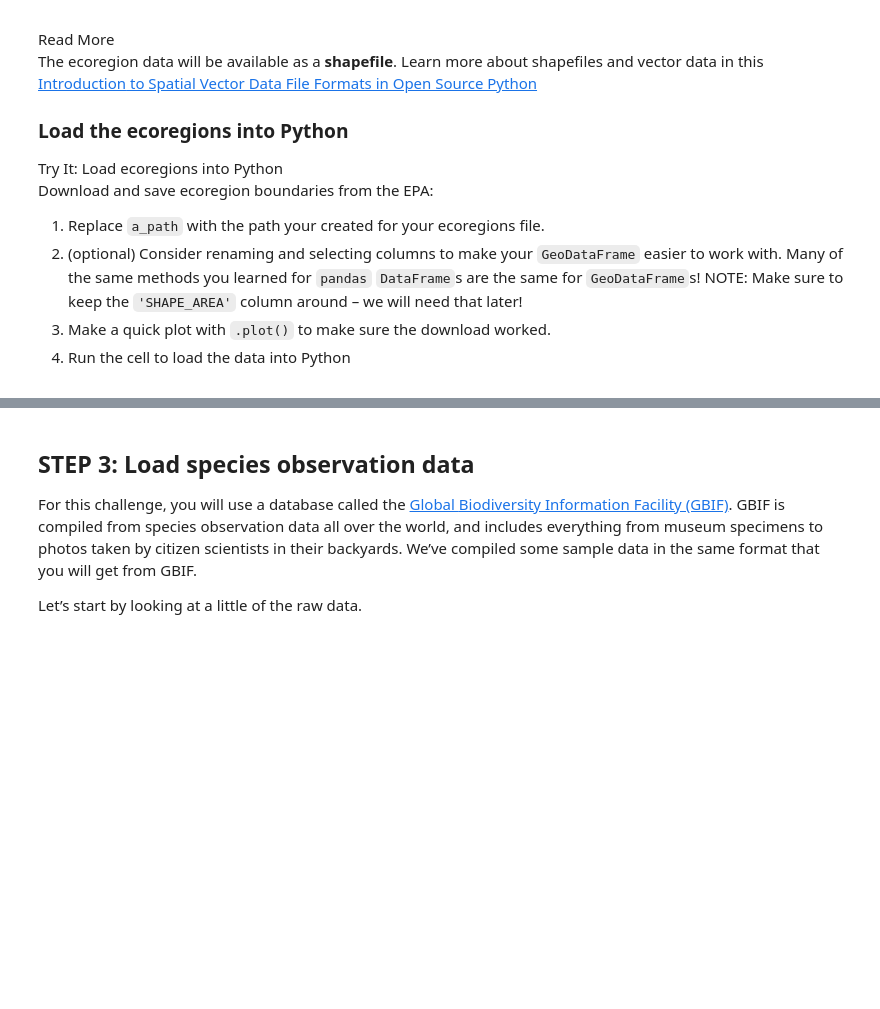
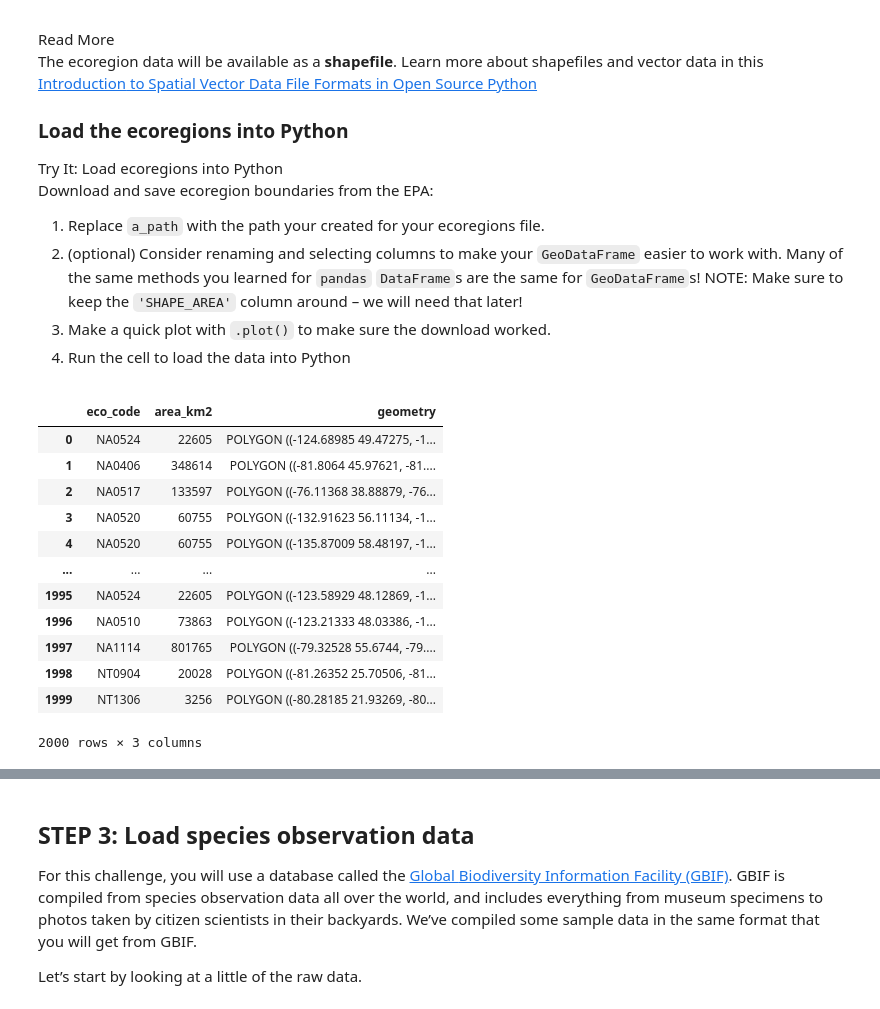
Before and after one commit to cu-esiil-edu/03-migration-nquarder, a Jupyter notebook: notebooks/migration-31-wrangle.ipynb, the cells around one changed output, grey strips where cells are left out. Drawn from its saved outputs; the diff is of its cells as text; code cells hidden in the pictures; blank space fills up the shorter version.

```diff
--- a/notebooks/migration-31-wrangle.ipynb
+++ b/notebooks/migration-31-wrangle.ipynb
@@ -154,3 +151,21 @@ for <code>GeoDataFrame</code>s! NOTE: Make sure to keep the
 download worked.</li>
 <li>Run the cell to load the data into Python</li>
 </ol></div></div>
+# %%
+# Open up the ecoregions boundaries
+ecoregions_gdf = gpd.read_file(project.project_dir / "ecoregions")
+ecoregions_gdf
+# %% [output]
+|  | eco_code | area_km2 | geometry |
+| 0 | NA0524 | 22605 | POLYGON ((-124.68985 49.47275, -1... |
+| 1 | NA0406 | 348614 | POLYGON ((-81.8064 45.97621, -81.... |
+| 2 | NA0517 | 133597 | POLYGON ((-76.11368 38.88879, -76... |
+| 3 | NA0520 | 60755 | POLYGON ((-132.91623 56.11134, -1... |
+| 4 | NA0520 | 60755 | POLYGON ((-135.87009 58.48197, -1... |
+| ... | ... | ... | ... |
+| 1995 | NA0524 | 22605 | POLYGON ((-123.58929 48.12869, -1... |
+| 1996 | NA0510 | 73863 | POLYGON ((-123.21333 48.03386, -1... |
+| 1997 | NA1114 | 801765 | POLYGON ((-79.32528 55.6744, -79.... |
+| 1998 | NT0904 | 20028 | POLYGON ((-81.26352 25.70506, -81... |
+| 1999 | NT1306 | 3256 | POLYGON ((-80.28185 21.93269, -80... |
+2000 rows × 3 columns
```
Also changed, not shown: parts of 4 cells of this notebook, 3 other files.
